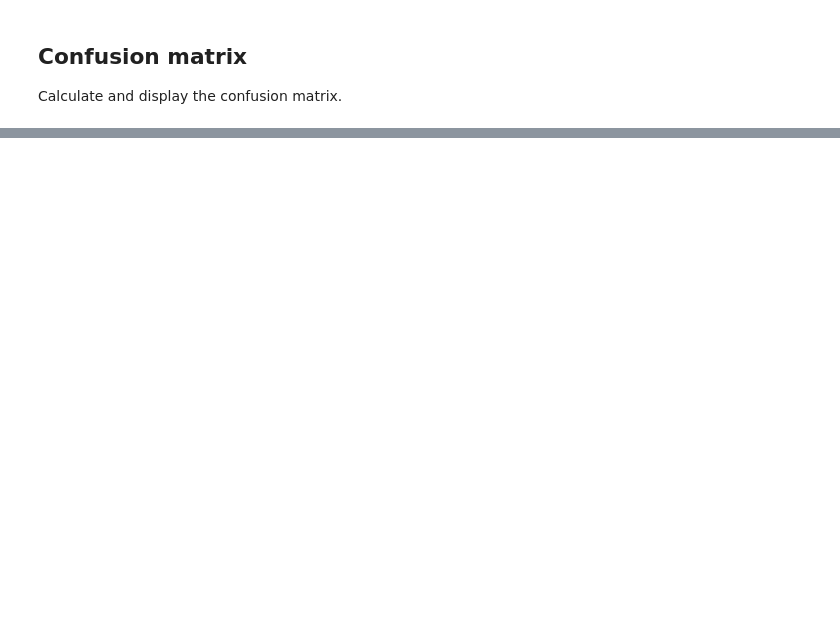
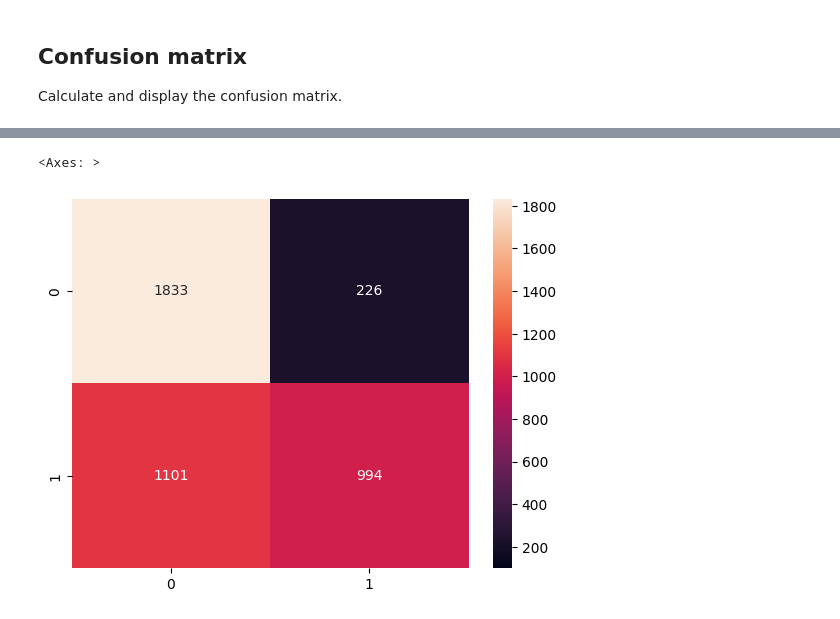
Before and after one commit to lacykaltgr/ait-assessments, a Jupyter notebook: AIT_09_Author_classification_assessment.ipynb, the cells around one changed output, grey strips where cells are left out. Cells and saved outputs as stored; diff of their text form; code cells hidden in the pictures; blank space fills up the shorter version.

```diff
--- a/AIT_09_Author_classification_assessment.ipynb
+++ b/AIT_09_Author_classification_assessment.ipynb
@@ -161,16 +164,16 @@ model.add(BatchNormalization())
 model.add(Dense(len(chars)))
 model.add(Dense(2))
 
-model.compile(loss='binary_crossentropy', optimizer='adam')
+model.compile(loss='binary_crossentropy', optimizer='adam', metrics=['accuracy'])
 # %% [markdown]
 ## Model training
 Train the model and apply early stopping.
 # %%
-es = EarlyStopping(monitor='val_loss', patience=10)
+es = EarlyStopping(monitor='val_loss', patience=15)
 model.fit(
     X_train,
     y_train,
-    batch_size=4096,
+    batch_size=1024,
     epochs=1000,
     validation_data=(X_val, y_val),
     callbacks=[es])
@@ -207,3 +206,5 @@ results
 # %% [markdown]
 ## Confusion matrix
 Calculate and display the confusion matrix.
+# %%
+preds = model.predict(X_test)
@@ -209,0 +213,6 @@ Calculate and display the confusion matrix.
+# %%
+conf=confusion_matrix(np.argmax(y_test,1),np.argmax(preds,1))
+sns.heatmap(conf, annot=True, fmt='d', vmin=100)
+# %% [output]
+<Axes: >
+[figure, added]
```
Also changed, not shown: parts of 5 cells of this notebook.
